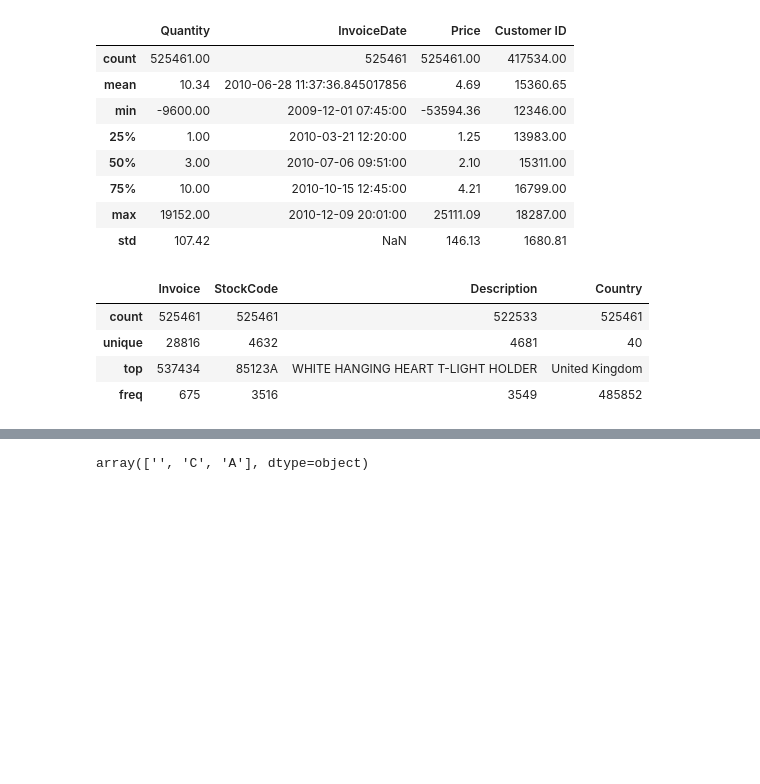
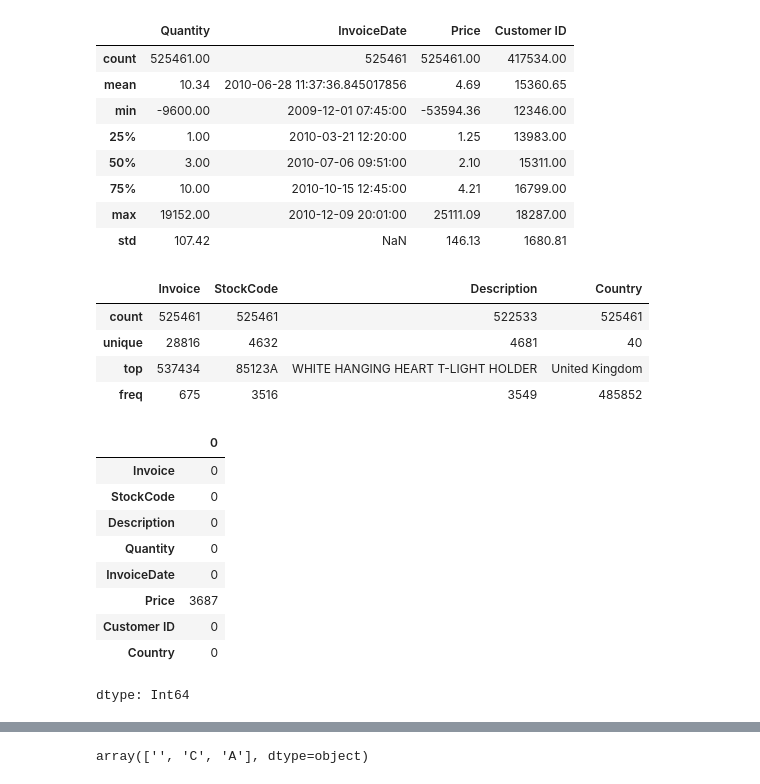
Before and after one commit to Subham-Panwar/Kmeans_clustering_project, a Jupyter notebook: main.ipynb, the cells around one changed output, grey strips where cells are left out. Drawn from its saved outputs; the diff is of its cells as text; code cells hidden in the pictures; blank space fills up the shorter version.

```diff
--- a/main.ipynb
+++ b/main.ipynb
@@ -66,6 +90,20 @@ df.describe(include='O')
 | unique | 28816 | 4632 | 4681 | 40 |
 | top | 537434 | 85123A | WHITE HANGING HEART T-LIGHT HOLDER | United Kingdom |
 | freq | 675 | 3516 | 3549 | 485852 |
+# %%
+zero_counts = (df == 0).sum()
+display(zero_counts)
+# %% [output]
+|  | 0 |
+| Invoice | 0 |
+| StockCode | 0 |
+| Description | 0 |
+| Quantity | 0 |
+| InvoiceDate | 0 |
+| Price | 3687 |
+| Customer ID | 0 |
+| Country | 0 |
+dtype: Int64
 # %%
 df["Invoice"] = df["Invoice"].astype("str")
 df[df["Invoice"].str.match("^\\d{6}$") == False]
```
Also changed, not shown: parts of 5 cells of this notebook.
